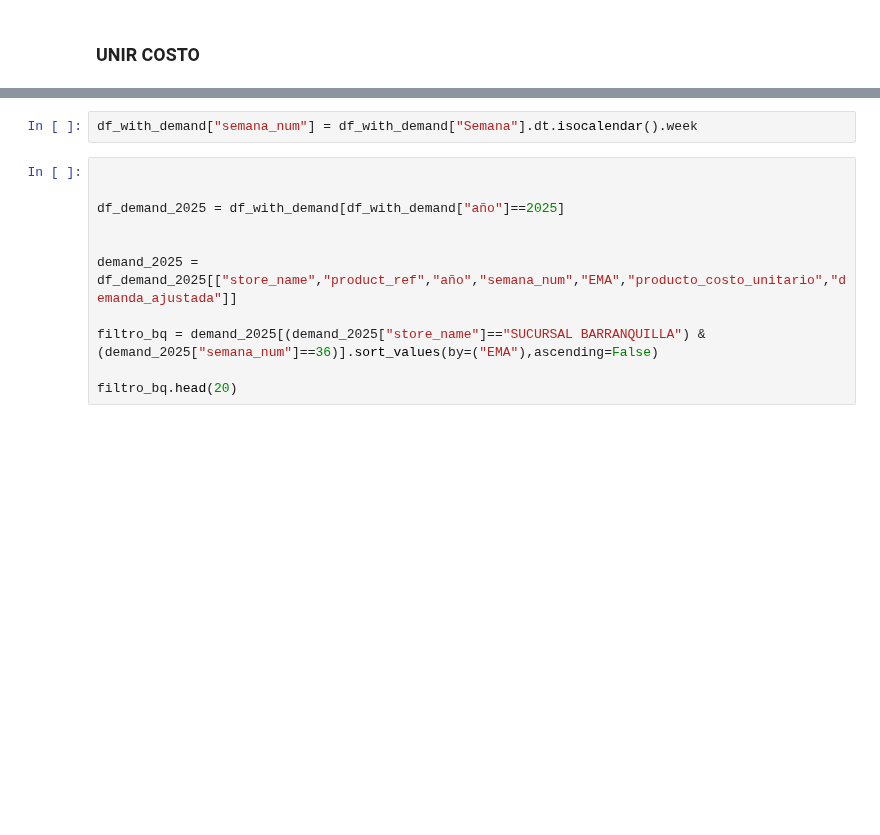
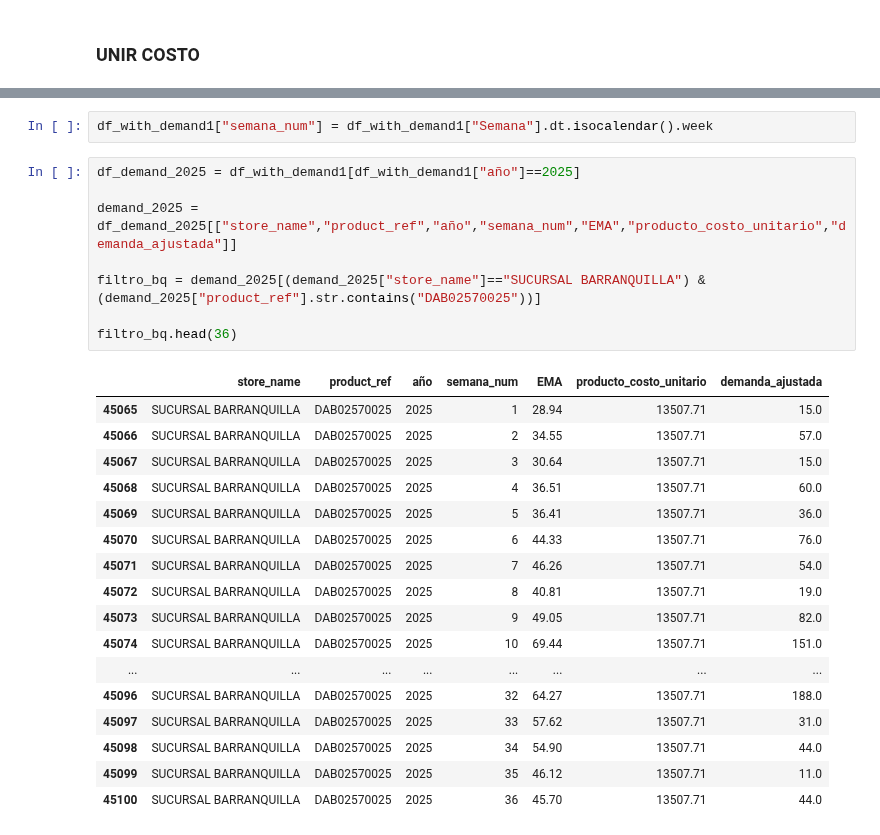
Before and after one commit to FiltrosDonsson/Proyectos-Data-analyst, a Jupyter notebook: MODELO ABASTECIMIENTO/ema.ipynb, the cells around one changed output, grey strips where cells are left out. Saved outputs shown, nothing was run; the diff lists cells and outputs as text; blank space fills up the shorter version.

```diff
--- a/MODELO ABASTECIMIENTO/ema.ipynb
+++ b/MODELO ABASTECIMIENTO/ema.ipynb
@@ -367,13 +451,28 @@ df_with_demand[["store_name","product_ref","Semana","sales","lost_sales","demand
 # %%
-df_with_demand["semana_num"] = df_with_demand["Semana"].dt.isocalendar().week
+df_with_demand1["semana_num"] = df_with_demand1["Semana"].dt.isocalendar().week
 # %%
-
-
-df_demand_2025 = df_with_demand[df_with_demand["año"]==2025]
-
+df_demand_2025 = df_with_demand1[df_with_demand1["año"]==2025]
 
 demand_2025 = df_demand_2025[["store_name","product_ref","año","semana_num","EMA","producto_costo_unitario","demanda_ajustada"]]
 
-filtro_bq = demand_2025[(demand_2025["store_name"]=="SUCURSAL BARRANQUILLA") & (demand_2025["semana_num"]==36)].sort_values(by=("EMA"),ascending=False)
+filtro_bq = demand_2025[(demand_2025["store_name"]=="SUCURSAL BARRANQUILLA") & (demand_2025["product_ref"].str.contains("DAB02570025"))]
 
-filtro_bq.head(20)
+filtro_bq.head(36)
+# %% [output]
+|  | store_name | product_ref | año | semana_num | EMA | producto_costo_unitario | demanda_ajustada |
+| 45065 | SUCURSAL BARRANQUILLA | DAB02570025 | 2025 | 1 | 28.94 | 13507.71 | 15.0 |
+| 45066 | SUCURSAL BARRANQUILLA | DAB02570025 | 2025 | 2 | 34.55 | 13507.71 | 57.0 |
+| 45067 | SUCURSAL BARRANQUILLA | DAB02570025 | 2025 | 3 | 30.64 | 13507.71 | 15.0 |
+| 45068 | SUCURSAL BARRANQUILLA | DAB02570025 | 2025 | 4 | 36.51 | 13507.71 | 60.0 |
+| 45069 | SUCURSAL BARRANQUILLA | DAB02570025 | 2025 | 5 | 36.41 | 13507.71 | 36.0 |
+| 45070 | SUCURSAL BARRANQUILLA | DAB02570025 | 2025 | 6 | 44.33 | 13507.71 | 76.0 |
+| 45071 | SUCURSAL BARRANQUILLA | DAB02570025 | 2025 | 7 | 46.26 | 13507.71 | 54.0 |
+| 45072 | SUCURSAL BARRANQUILLA | DAB02570025 | 2025 | 8 | 40.81 | 13507.71 | 19.0 |
+| 45073 | SUCURSAL BARRANQUILLA | DAB02570025 | 2025 | 9 | 49.05 | 13507.71 | 82.0 |
+| 45074 | SUCURSAL BARRANQUILLA | DAB02570025 | 2025 | 10 | 69.44 | 13507.71 | 151.0 |
+| ... | ... | ... | ... | ... | ... | ... | ... |
+| 45096 | SUCURSAL BARRANQUILLA | DAB02570025 | 2025 | 32 | 64.27 | 13507.71 | 188.0 |
+| 45097 | SUCURSAL BARRANQUILLA | DAB02570025 | 2025 | 33 | 57.62 | 13507.71 | 31.0 |
+| 45098 | SUCURSAL BARRANQUILLA | DAB02570025 | 2025 | 34 | 54.90 | 13507.71 | 44.0 |
+| 45099 | SUCURSAL BARRANQUILLA | DAB02570025 | 2025 | 35 | 46.12 | 13507.71 | 11.0 |
+| 45100 | SUCURSAL BARRANQUILLA | DAB02570025 | 2025 | 36 | 45.70 | 13507.71 | 44.0 |
```
Also changed, not shown: parts of 18 cells of this notebook, 1 other file.
